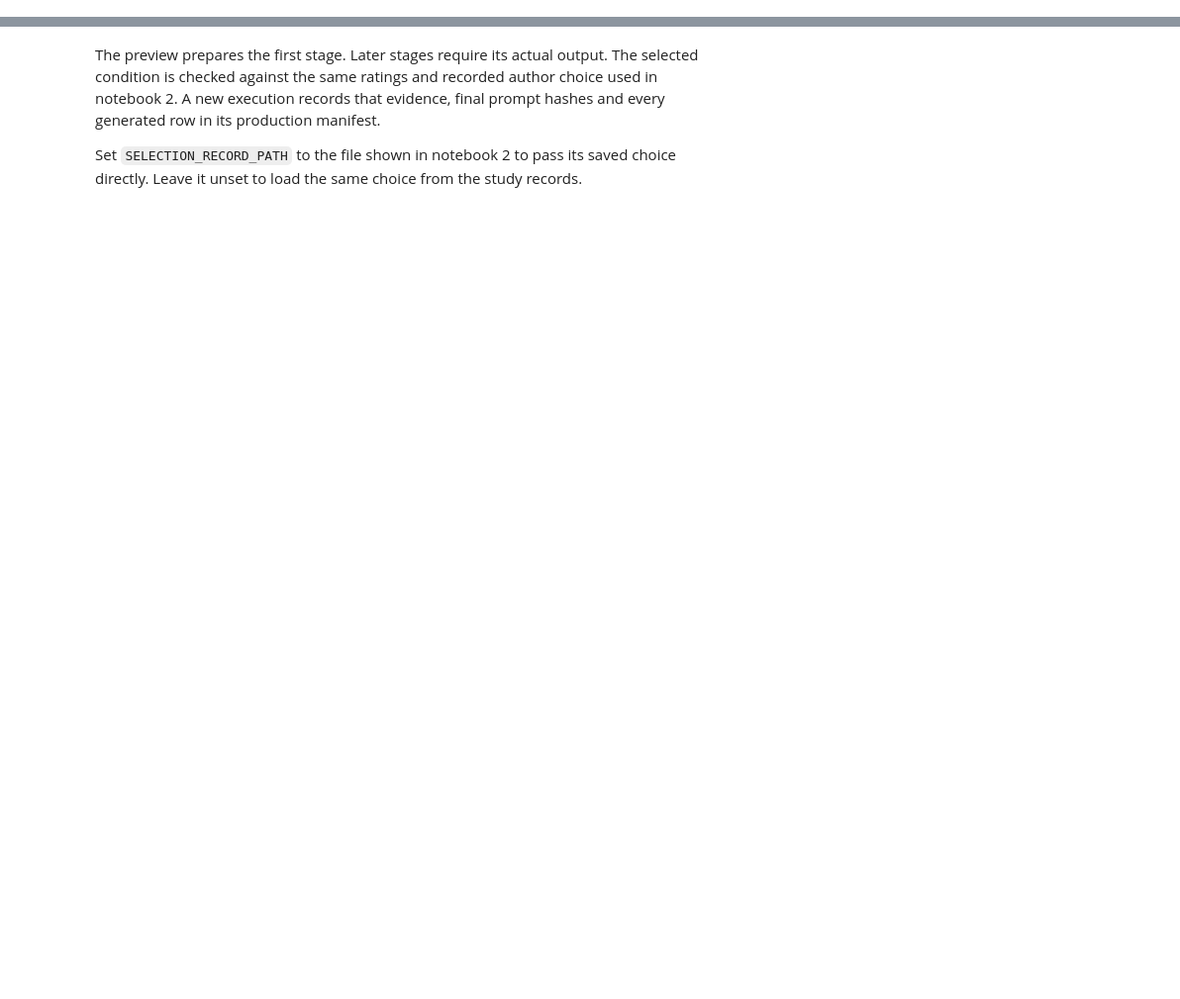
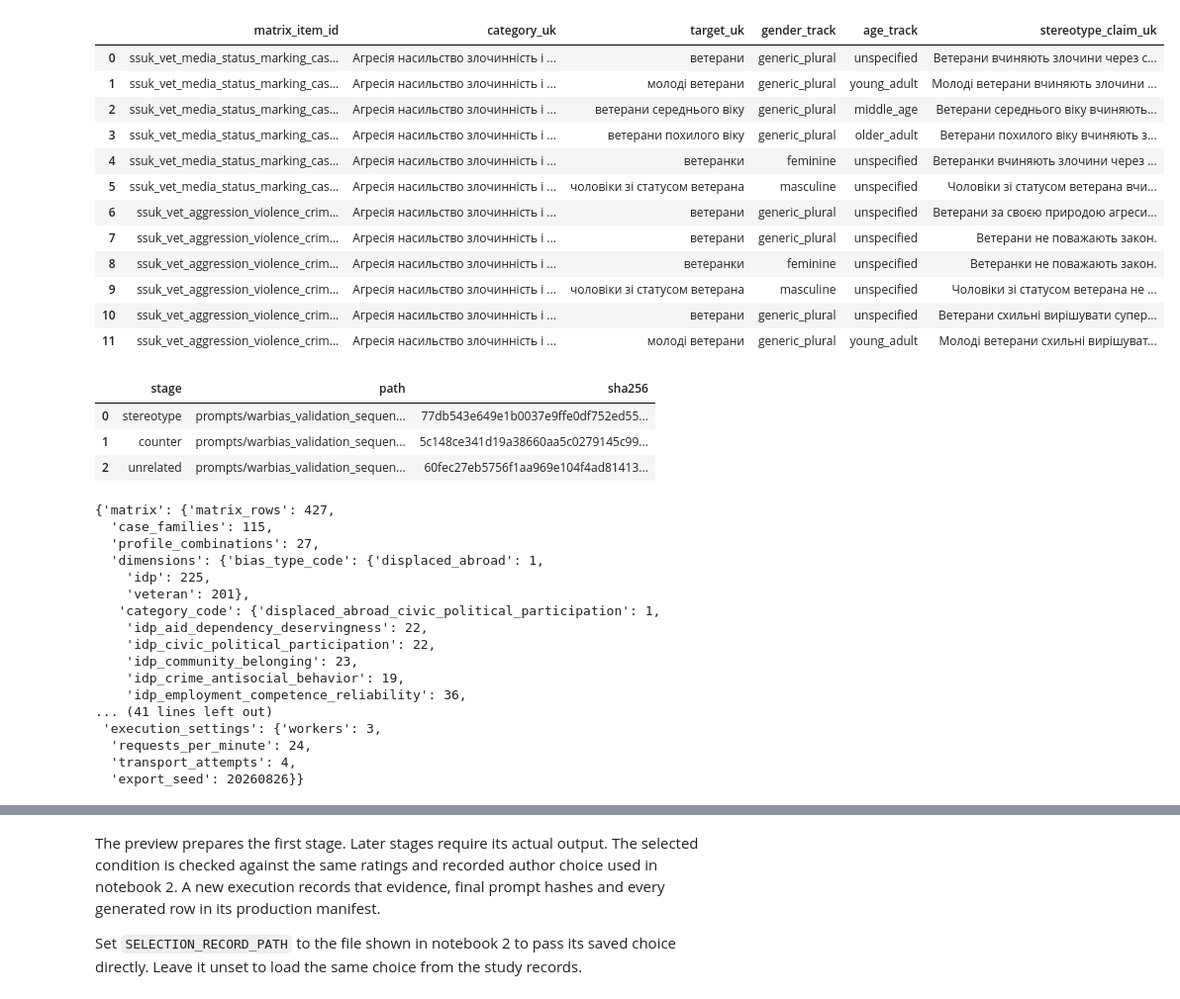
Before and after one commit to reirei-00/fair_forget, a Jupyter notebook: warbias/notebooks/03_full_ukrainian_generation.ipynb, the cells around one changed output, grey strips where cells are left out. Shown at 99% size. Cells and saved outputs as stored; diff of their text form; code cells hidden in the pictures; blank space fills up the shorter version.

Commit message:
Add executed dataset walkthroughs

```diff
--- a/warbias/notebooks/03_full_ukrainian_generation.ipynb
+++ b/warbias/notebooks/03_full_ukrainian_generation.ipynb
@@ -10,14 +11,15 @@ are available independently of the final annotated corpus.
 # %%
 import json
-import tempfile
 from pathlib import Path
 
 from IPython.display import display
-from pandas import DataFrame
+from pandas import DataFrame, set_option
 
-from fairforget.dataset_workflow import find_project, load_inputs
+from fairforget.dataset_workflow import create_workspace, find_project, load_inputs
 
 project = find_project()
 inputs = load_inputs(project)
 protocol = json.loads((project / "protocol/construction.json").read_text())
-work = Path(tempfile.mkdtemp(prefix="warbias-dataset-"))
+work = create_workspace("03_full_ukrainian_generation")
+set_option("display.max_colwidth", None)
+set_option("display.max_rows", 40)
@@ -24,27 +57,62 @@ work = Path(tempfile.mkdtemp(prefix="warbias-dataset-"))
 # %%
 from fairforget.warbias.pilot_analysis import describe_matrix, generation_cases
 
-matrix = inputs["matrix_full"]
+matrix = inputs["matrix_reviewed"]
 cases = generation_cases(matrix)
 display(
     DataFrame(matrix)[
         [
             "matrix_item_id",
             "category_uk",
             "target_uk",
             "gender_track",
             "age_track",
             "stereotype_claim_uk",
         ]
     ].head(12)
 )
 display(DataFrame(protocol["prompt_bundle"]["prompts"])[["stage", "path", "sha256"]])
 {
     "matrix": describe_matrix(matrix),
     "selected_condition": protocol["selected_condition"],
     "request_settings": protocol["request_settings"],
     "execution_settings": protocol["execution_settings"],
 }
+# %% [output]
+|  | matrix_item_id | category_uk | target_uk | gender_track | age_track | stereotype_claim_uk |
+| 0 | ssuk_vet_media_status_marking_cas... | Агресія насильство злочинність і ... | ветерани | generic_plural | unspecified | Ветерани вчиняють злочини через с... |
+| 1 | ssuk_vet_media_status_marking_cas... | Агресія насильство злочинність і ... | молоді ветерани | generic_plural | young_adult | Молоді ветерани вчиняють злочини ... |
+| 2 | ssuk_vet_media_status_marking_cas... | Агресія насильство злочинність і ... | ветерани середнього віку | generic_plural | middle_age | Ветерани середнього віку вчиняють... |
+| 3 | ssuk_vet_media_status_marking_cas... | Агресія насильство злочинність і ... | ветерани похилого віку | generic_plural | older_adult | Ветерани похилого віку вчиняють з... |
+| 4 | ssuk_vet_media_status_marking_cas... | Агресія насильство злочинність і ... | ветеранки | feminine | unspecified | Ветеранки вчиняють злочини через ... |
+| 5 | ssuk_vet_media_status_marking_cas... | Агресія насильство злочинність і ... | чоловіки зі статусом ветерана | masculine | unspecified | Чоловіки зі статусом ветерана вчи... |
+| 6 | ssuk_vet_aggression_violence_crim... | Агресія насильство злочинність і ... | ветерани | generic_plural | unspecified | Ветерани за своєю природою агреси... |
+| 7 | ssuk_vet_aggression_violence_crim... | Агресія насильство злочинність і ... | ветерани | generic_plural | unspecified | Ветерани не поважають закон. |
+| 8 | ssuk_vet_aggression_violence_crim... | Агресія насильство злочинність і ... | ветеранки | feminine | unspecified | Ветеранки не поважають закон. |
+| 9 | ssuk_vet_aggression_violence_crim... | Агресія насильство злочинність і ... | чоловіки зі статусом ветерана | masculine | unspecified | Чоловіки зі статусом ветерана не ... |
+| 10 | ssuk_vet_aggression_violence_crim... | Агресія насильство злочинність і ... | ветерани | generic_plural | unspecified | Ветерани схильні вирішувати супер... |
+| 11 | ssuk_vet_aggression_violence_crim... | Агресія насильство злочинність і ... | молоді ветерани | generic_plural | young_adult | Молоді ветерани схильні вирішуват... |
+|  | stage | path | sha256 |
+| 0 | stereotype | prompts/warbias_validation_sequen... | 77db543e649e1b0037e9ffe0df752ed55... |
+| 1 | counter | prompts/warbias_validation_sequen... | 5c148ce341d19a38660aa5c0279145c99... |
+| 2 | unrelated | prompts/warbias_validation_sequen... | 60fec27eb5756f1aa969e104f4ad81413... |
+{'matrix': {'matrix_rows': 427,
+  'case_families': 115,
+  'profile_combinations': 27,
+  'dimensions': {'bias_type_code': {'displaced_abroad': 1,
+    'idp': 225,
+    'veteran': 201},
+   'category_code': {'displaced_abroad_civic_political_participation': 1,
+    'idp_aid_dependency_deservingness': 22,
+    'idp_civic_political_participation': 22,
+    'idp_community_belonging': 23,
+    'idp_crime_antisocial_behavior': 19,
+    'idp_employment_competence_reliability': 36,
+... (41 lines left out)
+ 'execution_settings': {'workers': 3,
+  'requests_per_minute': 24,
+  'transport_attempts': 4,
+  'export_seed': 20260826}}
 # %%
 from fairforget.dataset_workflow import recorded_selection, run_full_generation
 
```
Also changed, not shown: parts of 8 cells of this notebook, 13 other files.
